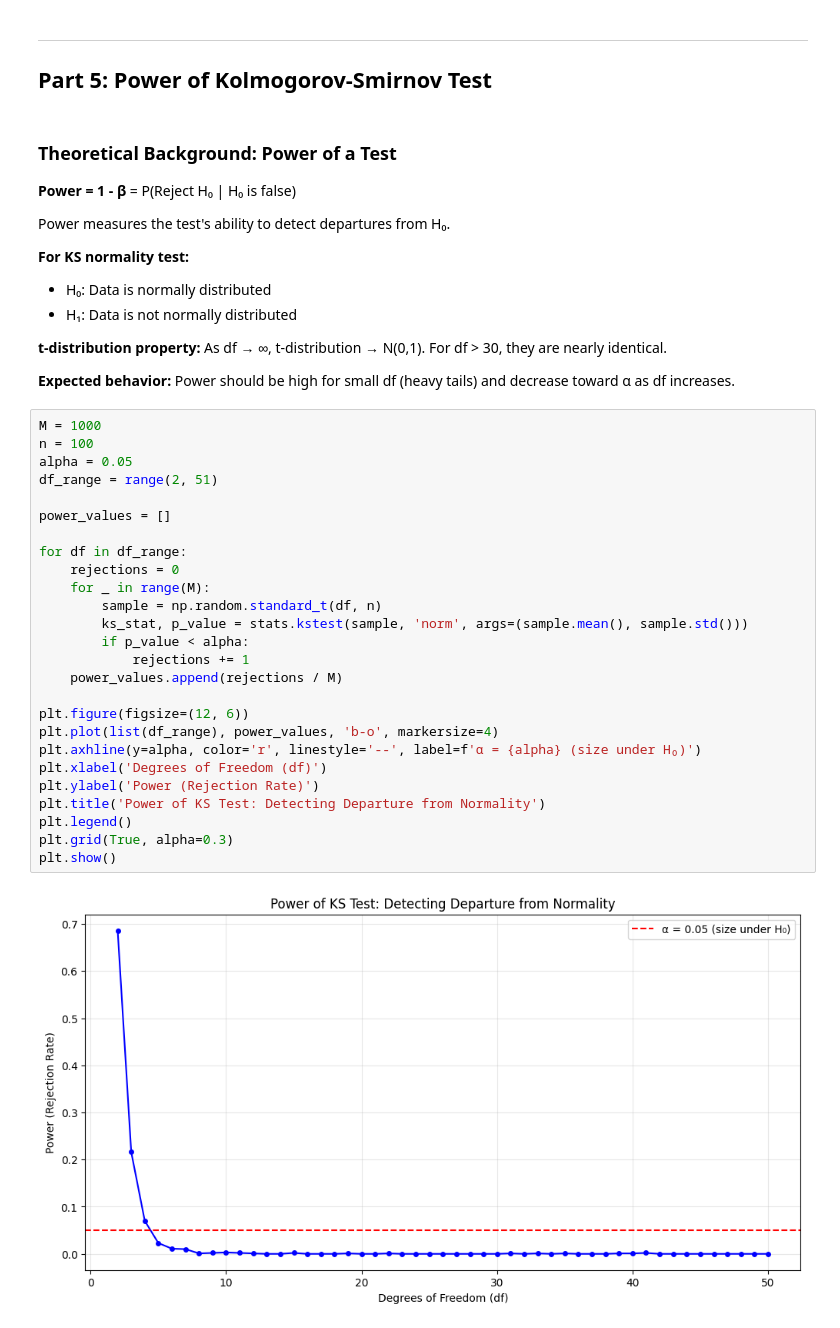
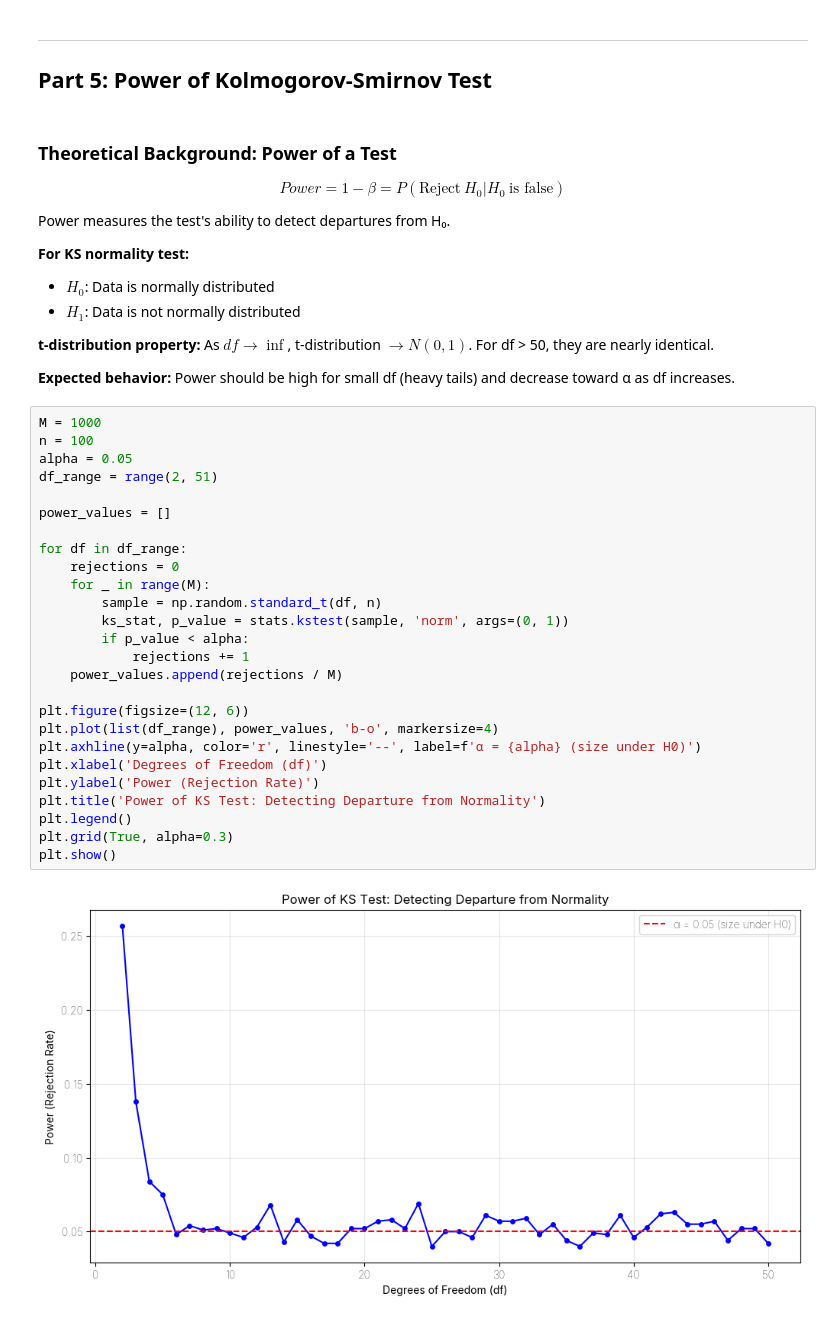
Before and after one commit to nuinashco/Statistics-UCU, a Jupyter notebook: hw2/task4.ipynb, the cells around one changed output. Drawn from its saved outputs; the diff is of its cells as text.

```diff
--- a/hw2/task4.ipynb
+++ b/hw2/task4.ipynb
@@ -796,42 +799,44 @@ results_4b
 # %% [markdown]
 ### Theoretical Background: Power of a Test
 
-**Power = 1 - β** = P(Reject H₀ | H₀ is false)
+$$
+Power = 1 - \beta = P(\text{Reject}\ H_0 | H_0 \ \text{is false})
+$$
 
 Power measures the test's ability to detect departures from H₀.
 
 **For KS normality test:**
-- H₀: Data is normally distributed
-- H₁: Data is not normally distributed
+- $H_0$: Data is normally distributed
+- $H_1$: Data is not normally distributed
 
-**t-distribution property:** As df → ∞, t-distribution → N(0,1). For df > 30, they are nearly identical.
+**t-distribution property:** As $df \to \inf$, t-distribution $\to N(0,1)$. For df > 50, they are nearly identical.
 
 **Expected behavior:** Power should be high for small df (heavy tails) and decrease toward α as df increases.
 # %%
 M = 1000
 n = 100
 alpha = 0.05
 df_range = range(2, 51)
 
 power_values = []
 
 for df in df_range:
     rejections = 0
     for _ in range(M):
         sample = np.random.standard_t(df, n)
-        ks_stat, p_value = stats.kstest(sample, 'norm', args=(sample.mean(), sample.std()))
+        ks_stat, p_value = stats.kstest(sample, 'norm', args=(0, 1))
         if p_value < alpha:
             rejections += 1
     power_values.append(rejections / M)
 
 plt.figure(figsize=(12, 6))
 plt.plot(list(df_range), power_values, 'b-o', markersize=4)
-plt.axhline(y=alpha, color='r', linestyle='--', label=f'α = {alpha} (size under H₀)')
+plt.axhline(y=alpha, color='r', linestyle='--', label=f'α = {alpha} (size under H0)')
 plt.xlabel('Degrees of Freedom (df)')
 plt.ylabel('Power (Rejection Rate)')
 plt.title('Power of KS Test: Detecting Departure from Normality')
 plt.legend()
 plt.grid(True, alpha=0.3)
 plt.show()
 # %% [output]
-[figure, old version]
+[figure, new version]
```
Also changed, not shown: parts of 11 cells of this notebook.
